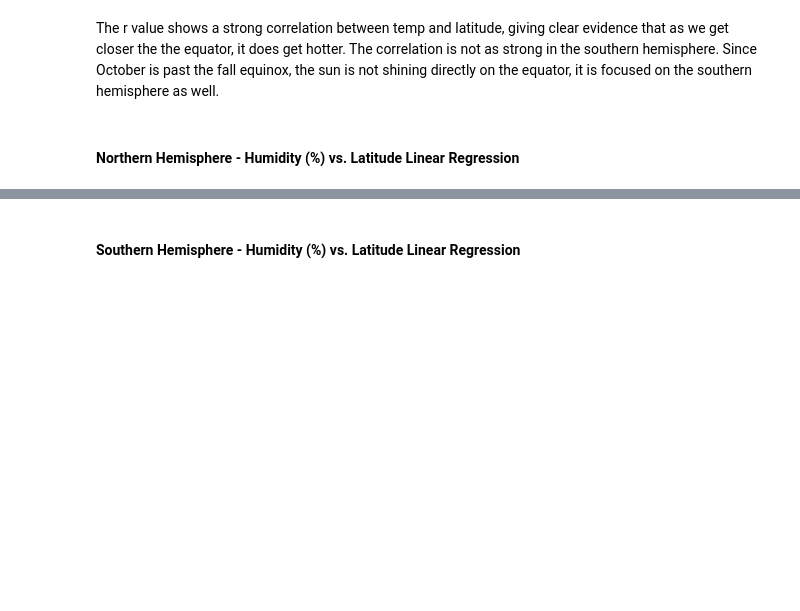
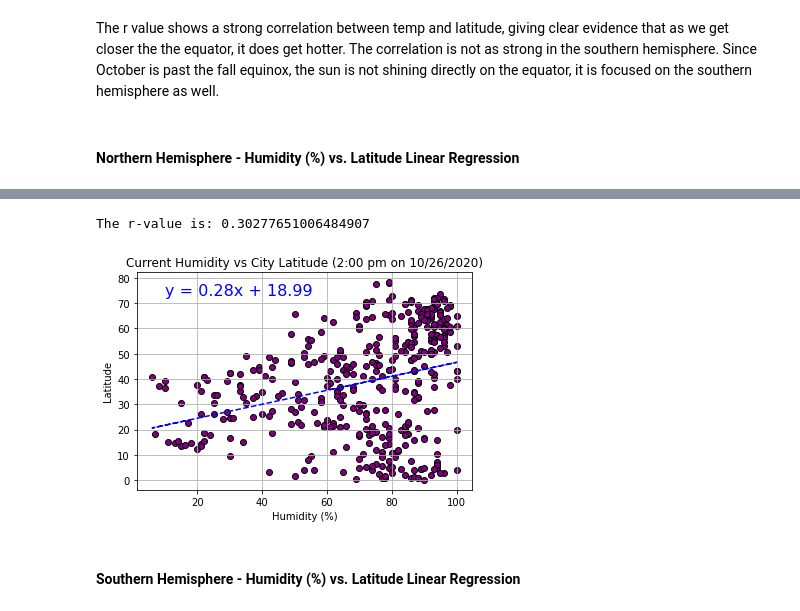
Before and after one commit to JoeKell/VacationingWithAPIs, a Jupyter notebook: WeatherPy.ipynb, the cells around one changed output, grey strips where cells are left out. Drawn from its saved outputs; the diff is of its cells as text; code cells hidden in the pictures; blank space fills up the shorter version.

Commit message:
Humidity by hemisphere complete.

```diff
--- a/WeatherPy.ipynb
+++ b/WeatherPy.ipynb
@@ -283,2 +279,23 @@ The r-value is: 0.000543987878808455
+# %%
+Temp=Ncities_df["Humidity (%)"]
+Lat=Ncities_df["Latitude"]
+
+slope, intercept, r_val, p_val, std_err = st.linregress(Temp, Lat)
+fit = slope * Temp + intercept
+plt.scatter(Temp, Lat, marker="o", facecolors="purple", edgecolors="black")
+plt.plot(Temp,fit,"--",color="blue")
+
+print(f"The r-value is: {r_val}")
+
+plt.title("Current Humidity vs City Latitude (2:00 pm on 10/26/2020)")
+plt.xlabel("Humidity (%)")
+plt.ylabel("Latitude")
+plt.grid()
+plt.annotate(f"y = {round(slope,2)}x + {round(intercept,2)}",(10,73),size=16,c='b')
+plt.savefig("Output/10262020HumidityVsNorthLat.png")
+plt.show()
+# %% [output]
+The r-value is: 0.30277651006484907
+[figure, added]
 # %% [markdown]
 ####  Southern Hemisphere - Humidity (%) vs. Latitude Linear Regression
```
Also changed, not shown: parts of 4 cells of this notebook, 2 other files.
